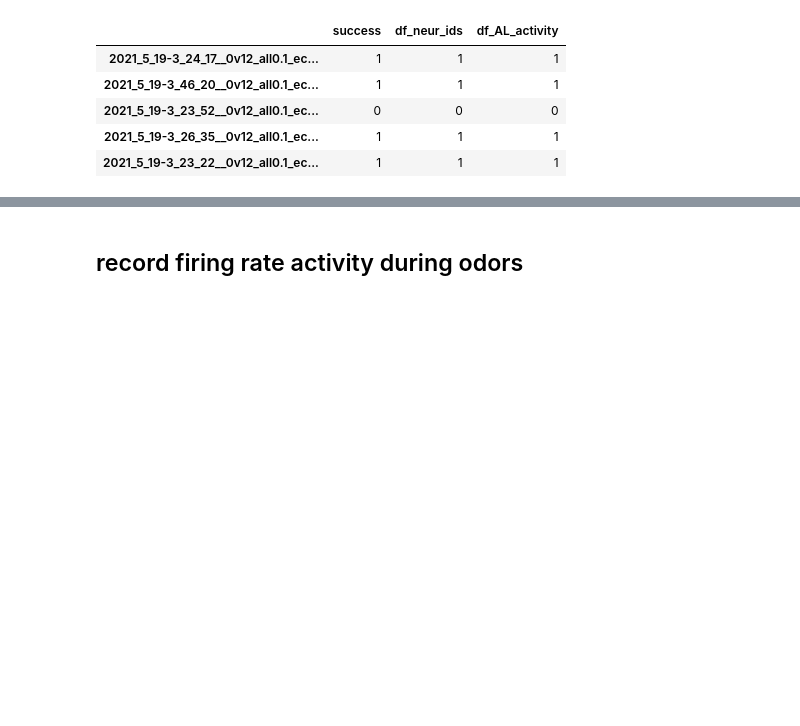
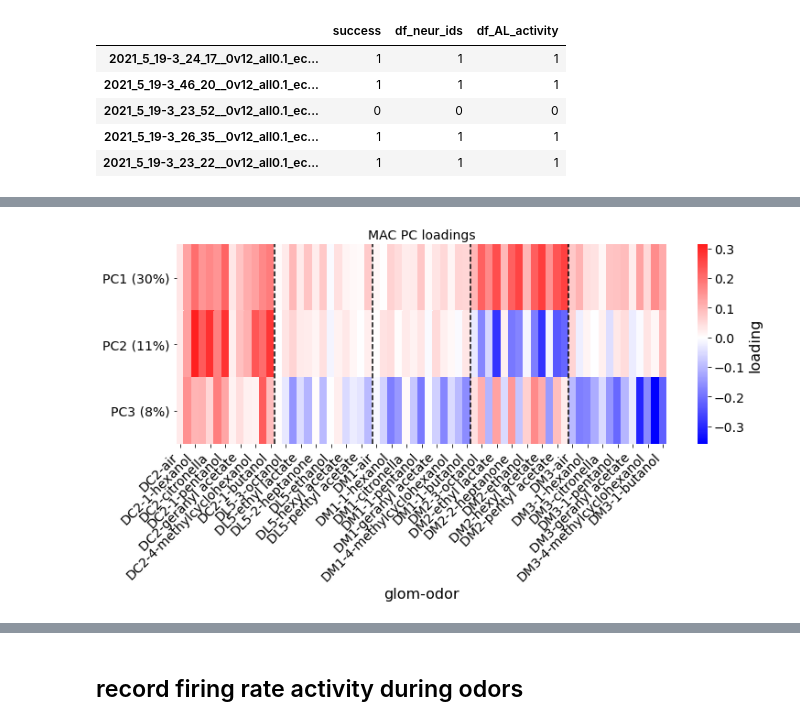
Before and after one commit to dlavrent/ALVariability, a Jupyter notebook: analysis/analyze_vars_resampling_behavior_prediction_and_PCA.ipynb, the cells around one changed output, grey strips where cells are left out. Saved outputs shown, nothing was run; the diff lists cells and outputs as text; code cells hidden in the pictures; blank space fills up the shorter version.

```diff
--- a/analysis/analyze_vars_resampling_behavior_prediction_and_PCA.ipynb
+++ b/analysis/analyze_vars_resampling_behavior_prediction_and_PCA.ipynb
@@ -226,12 +117,0 @@ plt.show()
-# %%
-df_loadings = MAC_loadings.set_index(['glom', 'odor'])
-
-fig, ax = plt.subplots(figsize=(4,8))
-ax.barh(np.arange(len(df_loadings)), df_loadings.values[:, 0])
-ax.invert_yaxis()
-for i in range(1, 13*5):
-    if i % 13 == 0:
-        ax.axhline(i-0.5, ls='--', c='k')
-ax.axvline(0, c='k')
-ax.set_xlim(-2, 2)
-plt.show()
@@ -271,0 +144,8 @@ plt.show()
+# %%
+def get_sim_MAC_responses(df_AL_activity, sub_pre=0):
+    df_orn_frs_onoff, df_upn_frs_onoff = make_orn_upn_frs(df_AL_activity, sim_odors, df_neur_ids.reset_index(),
+                                                          sub_pre=sub_pre, olf_only=1)
+    df_orn_glom_onoff, df_upn_glom_onoff = \
+            make_glomerular_odor_responses(df_orn_frs_onoff, df_upn_frs_onoff, df_AL_activity)
+
+    return df_upn_glom_onoff.loc[:, sim_odors]#.loc[MAC_gloms, sim_odors]
@@ -271,0 +234,11 @@ plt.show()
+# %%
+fly_responses_df_MAC = df_MAC_responses.loc[(gNames, oNames), :]
+fly_responses_MAC = fly_responses_df_MAC.T.values
+
+pca_MAC = PCA()
+pca_MAC.fit(fly_responses_MAC)
+
+pca_scores_MAC = pca_MAC.transform(fly_responses_MAC)
+pca_loadings_MAC = pca_MAC.components_.T
+
+pca_var_explained_MAC = pca_MAC.explained_variance_ratio_
@@ -271,0 +249,14 @@ plt.show()
+# %%
+pca_loadings_df_MAC = pd.DataFrame(pca_loadings_MAC,
+                                   index=fly_responses_df_MAC.index,
+                                   columns=[f'PC{i+1} ({int(100*pca_var_explained_MAC[i])}%)' for i in range(pca_loadings_MAC.shape[1])])
+# %%
+plt.figure(figsize=(12,4))
+sns.heatmap(pca_loadings_df_MAC.iloc[:, :3].T, cmap='bwr', center=0, cbar_kws={'label': 'loading'})
+plt.yticks(rotation=0); plt.xticks(rotation=45, ha='right')
+for i in np.arange(13, 65, 13):
+    plt.axvline(i, ls='--', c='k')
+plt.title('MAC PC loadings')
+plt.show()
+# %% [output]
+[figure, added]
```
Also changed, not shown: parts of 116 cells of this notebook.
